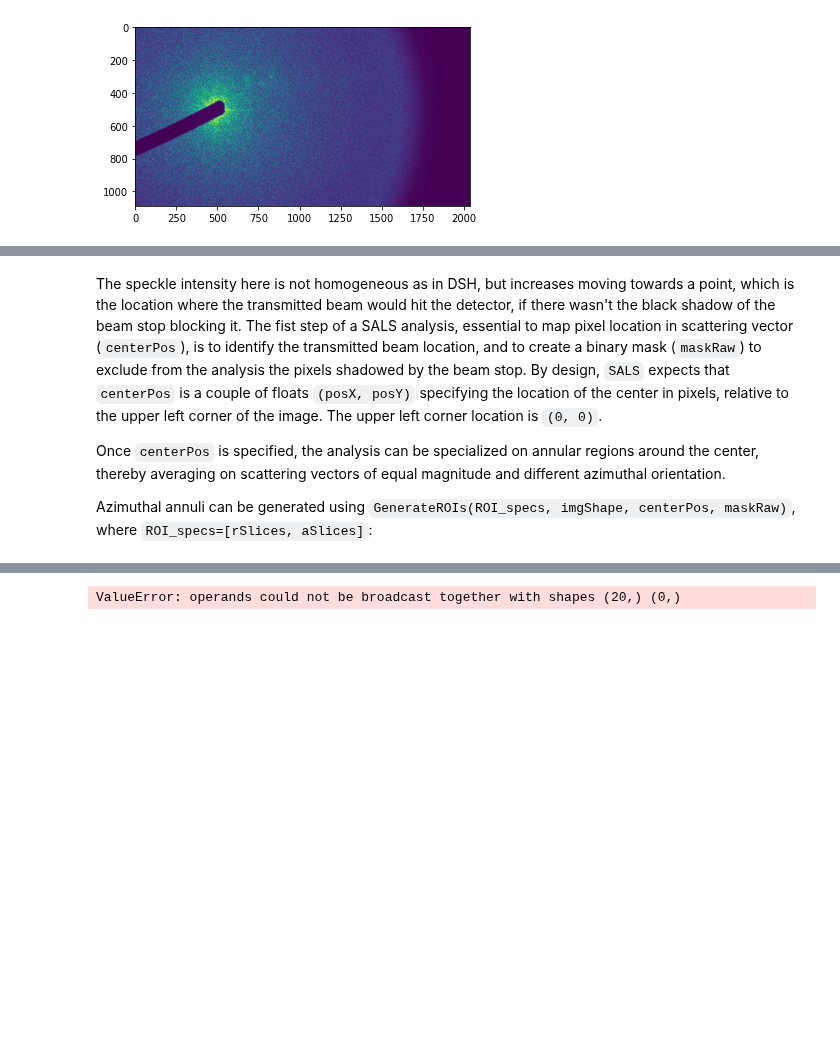
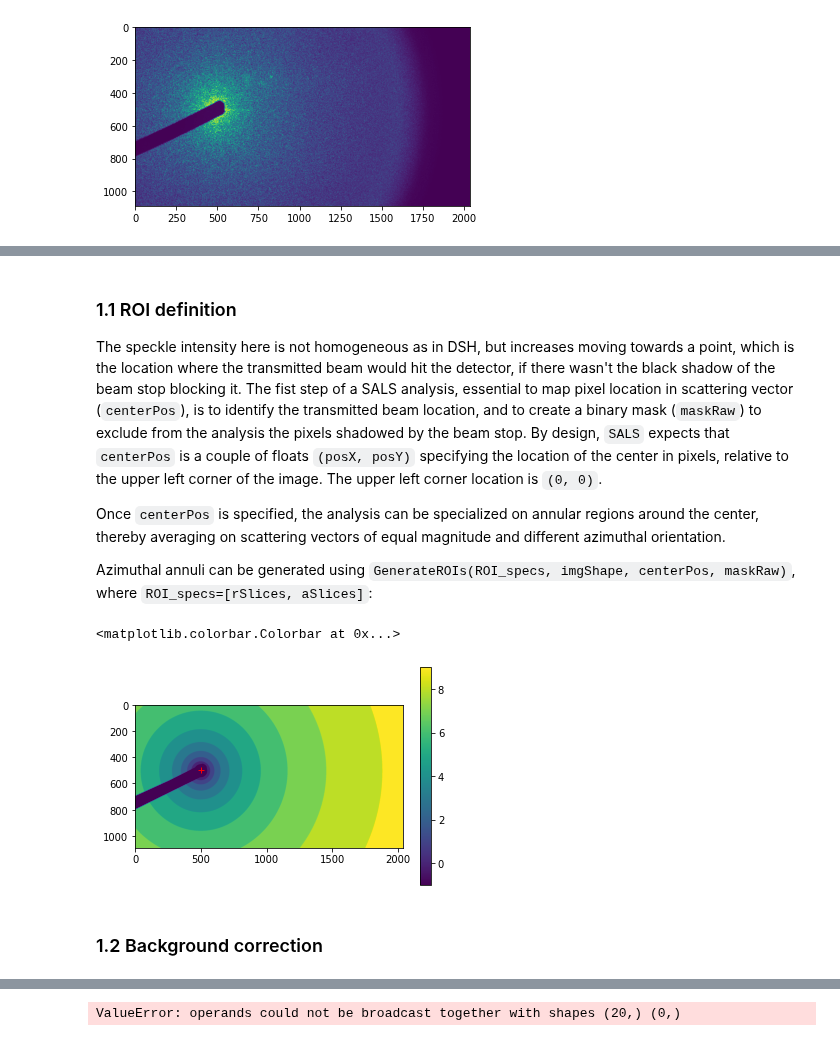
Before and after one commit to steaime/DSHpy, a Jupyter notebook: tutorial4_SALS.ipynb, the cells around one changed output, grey strips where cells are left out. Cells and saved outputs as stored; diff of their text form; code cells hidden in the pictures; blank space fills up the shorter version.

````diff
--- a/tutorial4_SALS.ipynb
+++ b/tutorial4_SALS.ipynb
@@ -21,4 +50,5 @@ plt.imshow(MI.ReadBinary('..\\SALS_test\\sample_image.raw', im_shape, 'B'))
 # %% [markdown]
+### 1.1 ROI definition
 The speckle intensity here is not homogeneous as in DSH, but increases moving towards a point, which is the location where the transmitted beam would hit the detector, if there wasn't the black shadow of the beam stop blocking it. The fist step of a SALS analysis, essential to map pixel location in scattering vector (```centerPos```), is to identify the transmitted beam location, and to create a binary mask (```maskRaw```) to exclude from the analysis the pixels shadowed by the beam stop.
 By design, ```SALS``` expects that ```centerPos``` is a couple of floats ```(posX, posY)``` specifying the location of the center in pixels, relative to the upper left corner of the image. The upper left corner location is ```(0, 0)```.
 
@@ -26,6 +56,15 @@
 
 Azimuthal annuli can be generated using ```GenerateROIs(ROI_specs, imgShape, centerPos, maskRaw)```, where ```ROI_specs=[rSlices, aSlices]```:
 # %%
-ROI_specs = [np.geomspace(50, 1000, 10), (-np.pi, np.pi)]
-px_mask = plt.imshow(MI.ReadBinary('..\\SALS_test\\px_.raw', im_shape, 'B'))
-LS.GenerateROIs(ROI_specs, im_shape, [500, 500], )
+ROI_specs = [np.geomspace(50, 2000, 11), (-np.pi, np.pi)]
+px_mask = MI.ReadBinary('..\\SALS_test\\px_mask.raw', im_shape, 'B')
+ctrPos = [500, 500]
+ROI_map, ROI_coords = LS.GenerateROIs(ROI_specs, im_shape, ctrPos, px_mask)
+plt.imshow(ROI_map)
+plt.plot(*ctrPos, 'r+')
+plt.colorbar()
+# %% [output]
+<matplotlib.colorbar.Colorbar at 0x...>
+[figure, added]
+# %% [markdown]
+### 1.2 Background correction
````
Also changed, not shown: parts of 14 cells of this notebook, 1 other file.
